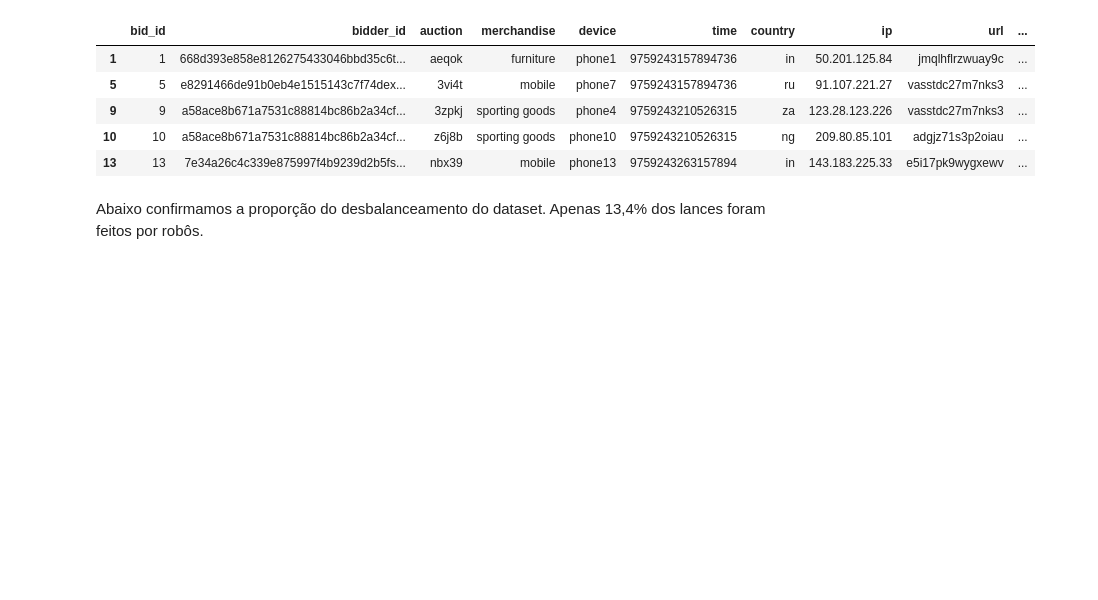
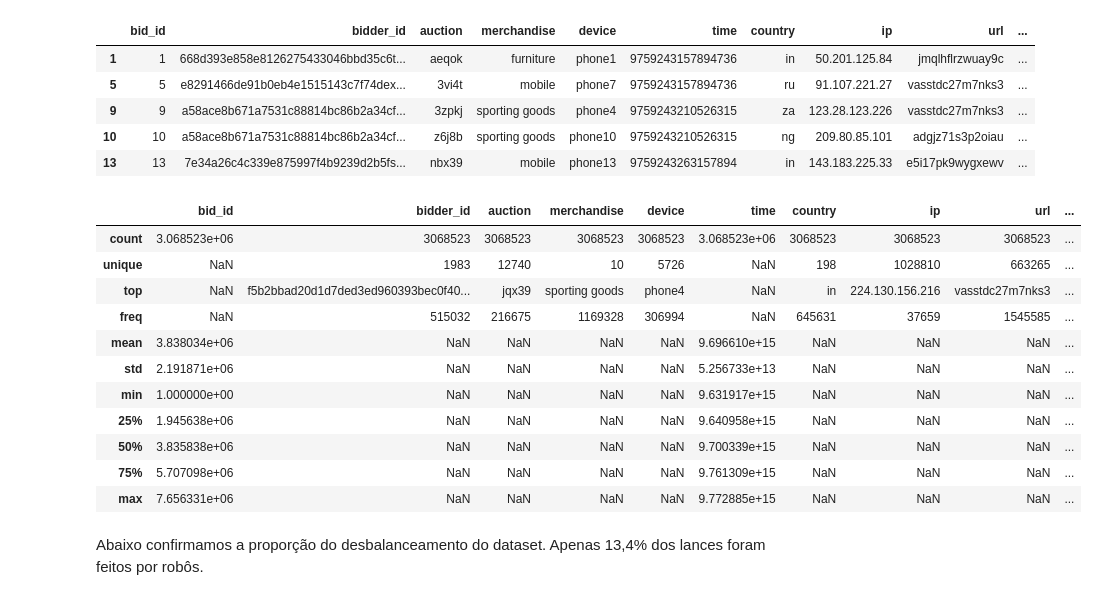
Before and after one commit to rafaelnovello/Machine-Learning-Nanodegree, a Jupyter notebook: 5-Capstone-Project/Project/Facebook-Human-Robot.ipynb, the cells around one changed output. Drawn from its saved outputs; the diff is of its cells as text; code cells hidden in the pictures; blank space fills up the shorter version.

```diff
--- a/5-Capstone-Project/Project/Facebook-Human-Robot.ipynb
+++ b/5-Capstone-Project/Project/Facebook-Human-Robot.ipynb
@@ -74,6 +72,21 @@ train_bids.head()
 | 9 | 9 | a58ace8b671a7531c88814bc86b2a34cf... | 3zpkj | sporting goods | phone4 | 9759243210526315 | za | 123.28.123.226 | vasstdc27m7nks3 | ... |
 | 10 | 10 | a58ace8b671a7531c88814bc86b2a34cf... | z6j8b | sporting goods | phone10 | 9759243210526315 | ng | 209.80.85.101 | adgjz71s3p2oiau | ... |
 | 13 | 13 | 7e34a26c4c339e875997f4b9239d2b5fs... | nbx39 | mobile | phone13 | 9759243263157894 | in | 143.183.225.33 | e5i17pk9wygxewv | ... |
+# %%
+train_bids.describe(include='all')
+# %% [output]
+|  | bid_id | bidder_id | auction | merchandise | device | time | country | ip | url | ... |
+| count | 3.068523e+06 | 3068523 | 3068523 | 3068523 | 3068523 | 3.068523e+06 | 3068523 | 3068523 | 3068523 | ... |
+| unique | NaN | 1983 | 12740 | 10 | 5726 | NaN | 198 | 1028810 | 663265 | ... |
+| top | NaN | f5b2bbad20d1d7ded3ed960393bec0f40... | jqx39 | sporting goods | phone4 | NaN | in | 224.130.156.216 | vasstdc27m7nks3 | ... |
+| freq | NaN | 515032 | 216675 | 1169328 | 306994 | NaN | 645631 | 37659 | 1545585 | ... |
+| mean | 3.838034e+06 | NaN | NaN | NaN | NaN | 9.696610e+15 | NaN | NaN | NaN | ... |
+| std | 2.191871e+06 | NaN | NaN | NaN | NaN | 5.256733e+13 | NaN | NaN | NaN | ... |
+| min | 1.000000e+00 | NaN | NaN | NaN | NaN | 9.631917e+15 | NaN | NaN | NaN | ... |
+| 25% | 1.945638e+06 | NaN | NaN | NaN | NaN | 9.640958e+15 | NaN | NaN | NaN | ... |
+| 50% | 3.835838e+06 | NaN | NaN | NaN | NaN | 9.700339e+15 | NaN | NaN | NaN | ... |
+| 75% | 5.707098e+06 | NaN | NaN | NaN | NaN | 9.761309e+15 | NaN | NaN | NaN | ... |
+| max | 7.656331e+06 | NaN | NaN | NaN | NaN | 9.772885e+15 | NaN | NaN | NaN | ... |
 # %%
 del train
 del bids
```
Also changed, not shown: parts of 1 cell of this notebook, 5 other files.
